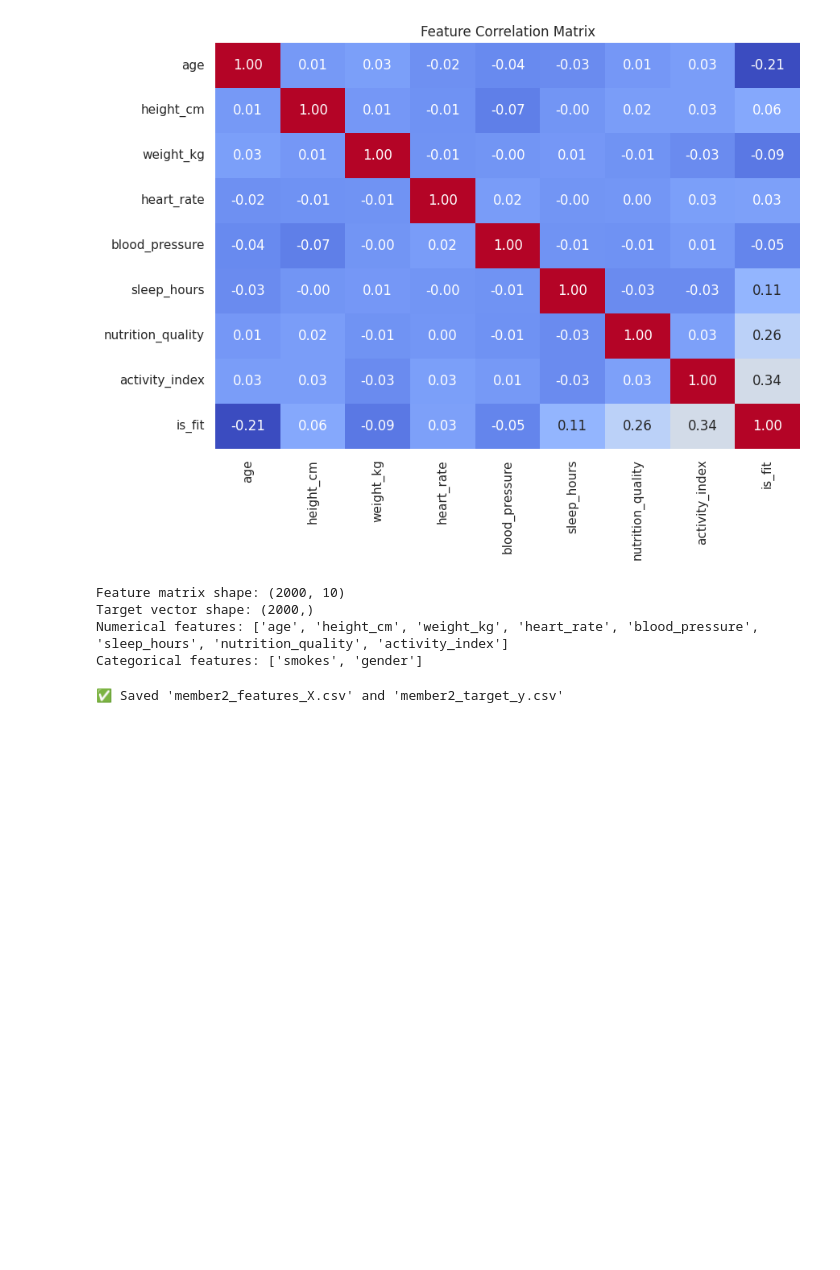
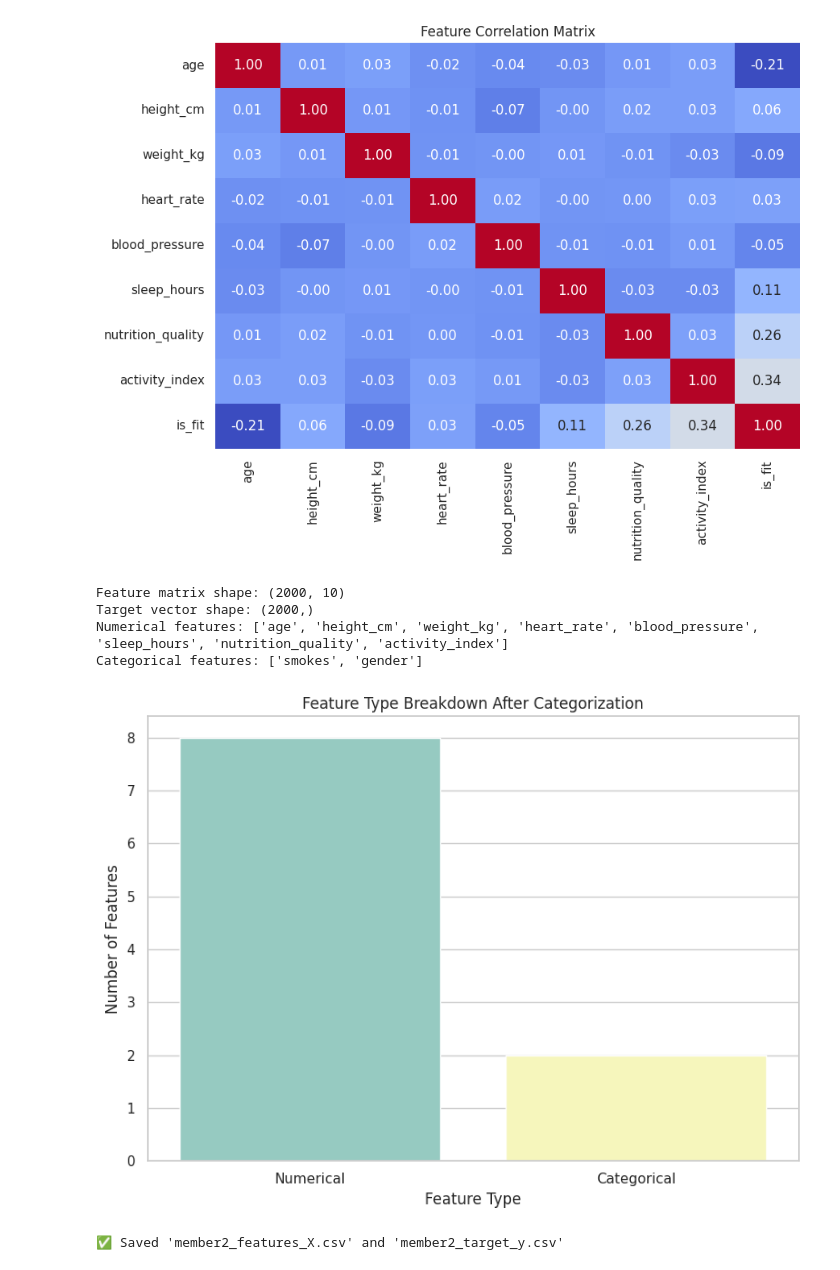
Before and after one commit to it25101550/AI-ML-Project-16, a Jupyter notebook: Untitled4.ipynb, the cells around one changed output. Drawn from its saved outputs; the diff is of its cells as text; code cells hidden in the pictures; blank space fills up the shorter version.

```diff
--- a/Untitled4.ipynb
+++ b/Untitled4.ipynb
@@ -146,6 +146,17 @@ Feature matrix shape: (2000, 10)
 Target vector shape: (2000,)
 Numerical features: ['age', 'height_cm', 'weight_kg', 'heart_rate', 'blood_pressure', 'sleep_hours', 'nutrition_quality', 'activity_index']
 Categorical features: ['smokes', 'gender']
+# %%
+plt.figure(figsize=(8, 6))
+feature_counts = pd.Series({'Numerical': len(num_cols), 'Categorical': len(cat_cols)})
+sns.barplot(x=feature_counts.index, y=feature_counts.values, palette='Set3')
+plt.title("Feature Type Breakdown After Categorization")
+plt.xlabel("Feature Type")
+plt.ylabel("Number of Features")
+plt.tight_layout()
+plt.show()
+# %% [output]
+[figure, added]
 # %%
 # ==============================================================
 # CELL 05 - DOWNLOADING THE FILE
```
